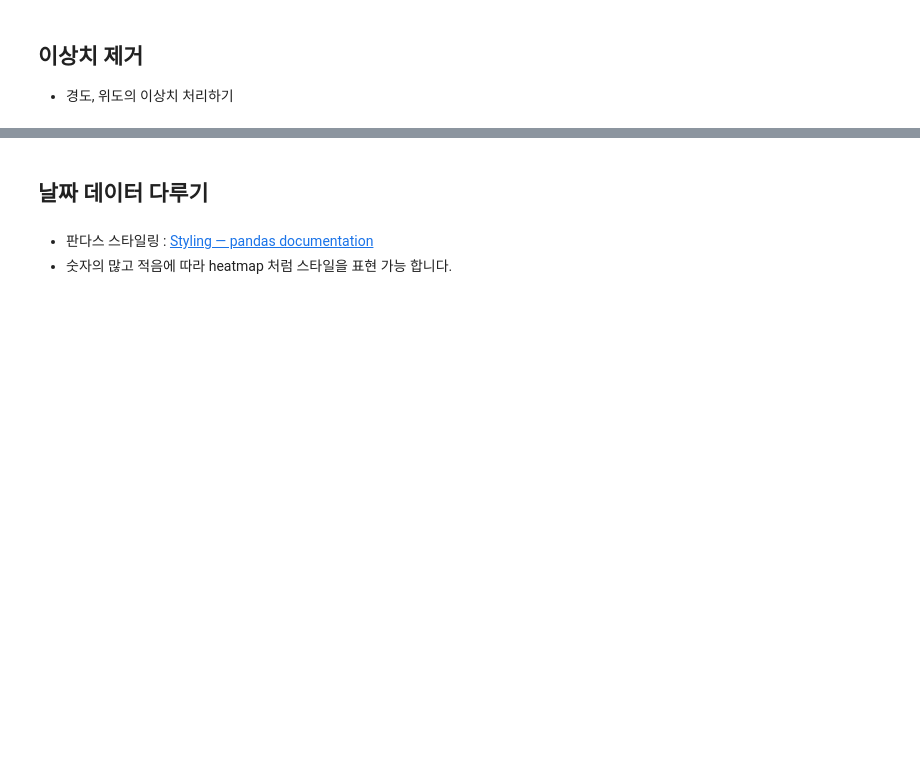
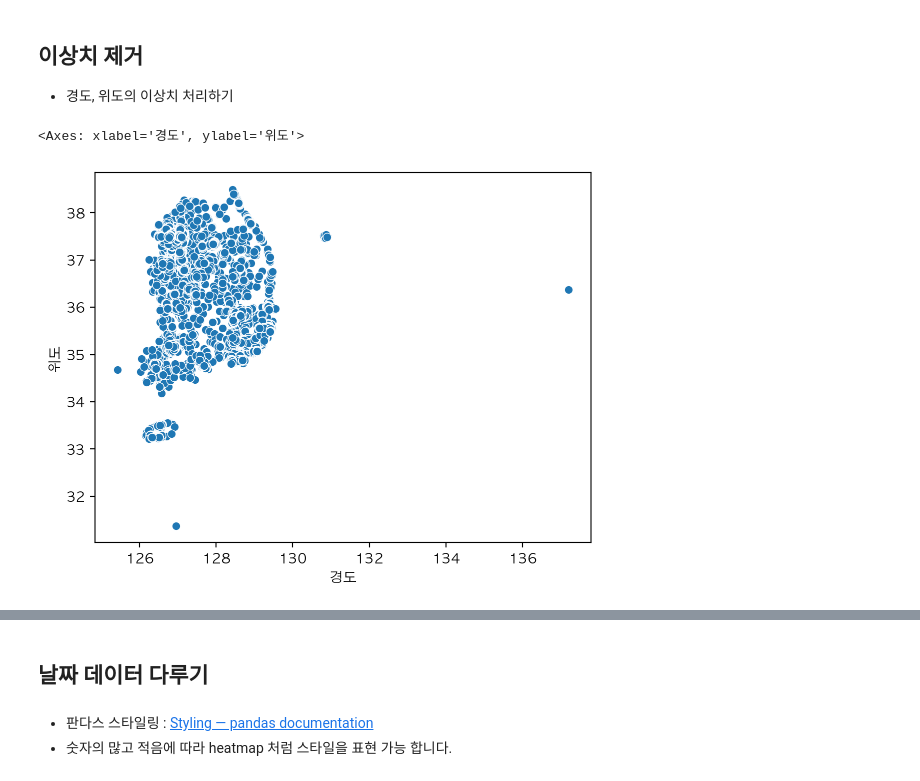
Before and after one commit to online5880/Public-Data-Analysis-in-Python, a Jupyter notebook: park/05_park_input.ipynb, the cells around one changed output, grey strips where cells are left out. Drawn from its saved outputs; the diff is of its cells as text; code cells hidden in the pictures; blank space fills up the shorter version.

```diff
--- a/park/05_park_input.ipynb
+++ b/park/05_park_input.ipynb
@@ -298,4 +296,6 @@ df[df['소재지도로명주소'].isnull() & df['소재지지번주소'].isnull(
 ### 주소를 통한 시도, 구군 변수 생성하기
 # %%
 # 소재지도로명주소로 시도, 구군 변수 생성하기
-# .str.split(' ', expand=True)[0] 을 통해 공백문자로 분리하고 리스트의 첫번째 값을 가져오도록 하기
+# .str.split(' ', expand=True)[0] 을 통해 공백문자로 분리하고 리스트의 첫번째 값을 가져오도록 하기d
+df['시도'] = df['소재지도로명주소'].str.split(expand=True)[0]
+df[['소재지도로명주소','시도']]
@@ -303,0 +316,4 @@ df[df['소재지도로명주소'].isnull() & df['소재지지번주소'].isnull(
+# %%
+# 구군 가져오기
+df['구군'] = df['소재지도로명주소'].str.split(expand=True)[1]
+df[['소재지도로명주소','시도','구군']].sample(3)
@@ -307,0 +346,7 @@ df[df['소재지도로명주소'].isnull() & df['소재지지번주소'].isnull(
+# %%
+# 강원특별자치도양구군, 영덕군, 인천광역시연수구 변경
+df['시도'] = df['시도'].replace('강원특별자치도양구군','강원특별자치도')
+df['시도'] = df['시도'].replace('인천광역시연수구','인천광역시')
+df['시도'] = df['시도'].replace('영덕군','경상북도')
+df = df[df['시도'] != '-']
+df['시도'].value_counts()
@@ -313,3 +374,9 @@ df[df['소재지도로명주소'].isnull() & df['소재지지번주소'].isnull(
+# %%
+# 위경도 시각화
+sns.scatterplot(data=df,x='경도',y='위도')
+# %% [output]
+<Axes: xlabel='경도', ylabel='위도'>
+[figure, added]
 # %%
 # 위 지도로 위도와 경도의 아웃라이어 데이터를 제외하고 출력해 봅니다.
 # 좀 더 정확하게 출력하려면 대한민국 위경도 데이터 범위를 다시 넣어줍니다.
```
Also changed, not shown: parts of 12 cells of this notebook.
